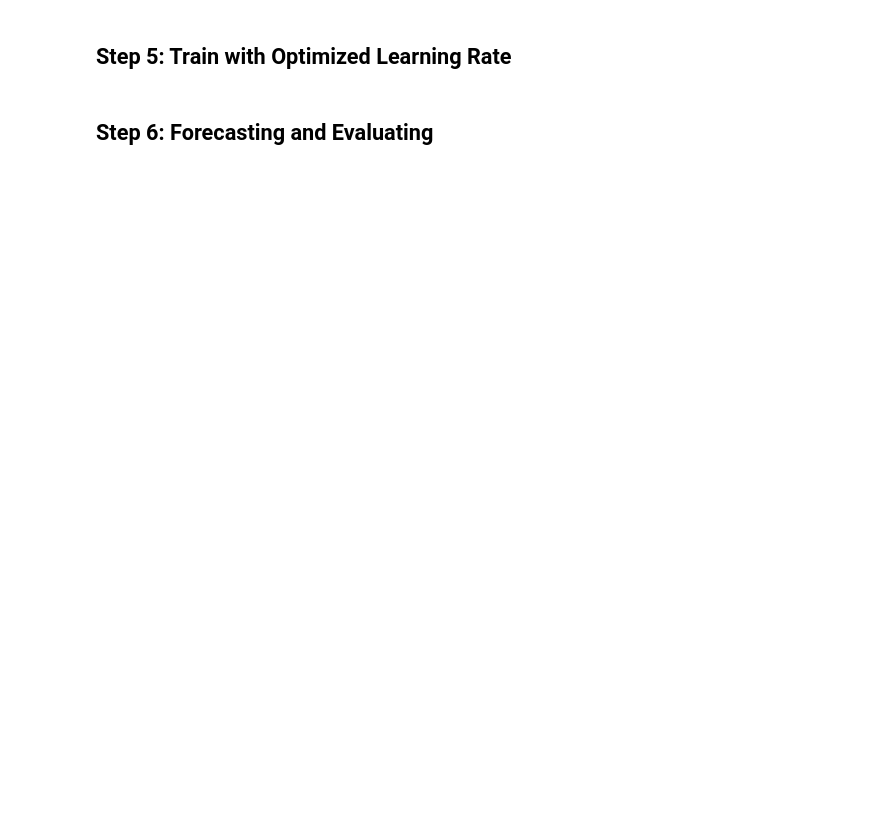
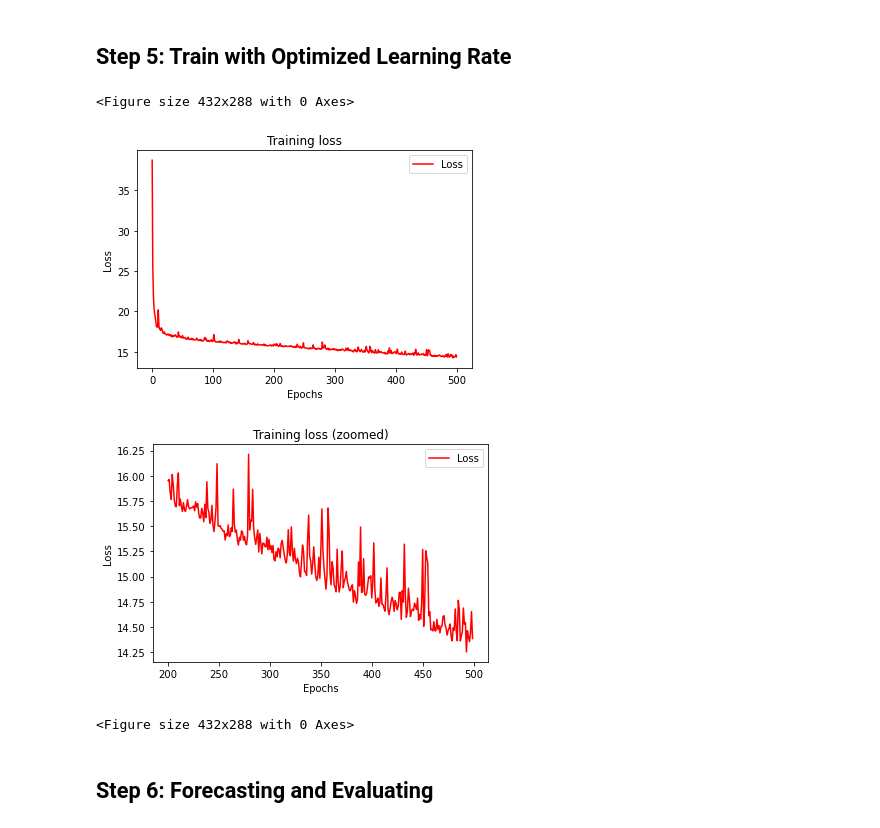
Before and after one commit to ChristianHallerX/DataScienceProjects, a Jupyter notebook: Sun_Spot_Activity_TimeSeries.ipynb, the cells around one changed output. Saved outputs shown, nothing was run; the diff lists cells and outputs as text; code cells hidden in the pictures; blank space fills up the shorter version.

```diff
--- a/Sun_Spot_Activity_TimeSeries.ipynb
+++ b/Sun_Spot_Activity_TimeSeries.ipynb
@@ -174,6 +203,36 @@ model.compile(loss=tf.keras.losses.Huber(),
               metrics=["mae"])
 
 history = model.fit(train_set,epochs=500, verbose=0)
+# %%
+import matplotlib.image  as mpimg
+import matplotlib.pyplot as plt
+
+loss = history.history['loss']
+epochs = range(len(loss))
+
+# full graph
+plt.plot(epochs, loss, 'r')
+plt.title('Training loss')
+plt.xlabel("Epochs")
+plt.ylabel("Loss")
+plt.legend(["Loss"])
+plt.figure()
+
+# zoomed graph
+zoomed_loss = loss[200:]
+zoomed_epochs = range(200,500)
+
+plt.plot(zoomed_epochs, zoomed_loss, 'r')
+plt.title('Training loss (zoomed)')
+plt.xlabel("Epochs")
+plt.ylabel("Loss")
+plt.legend(["Loss"])
+plt.figure()
+# %% [output]
+<Figure size 432x288 with 0 Axes>
+[figure, added]
+[figure, added]
+<Figure size 432x288 with 0 Axes>
 # %% [markdown]
 ## Step 6: Forecasting and Evaluating
 # %%
```
Also changed, not shown: parts of 14 cells of this notebook, 1 other file.
